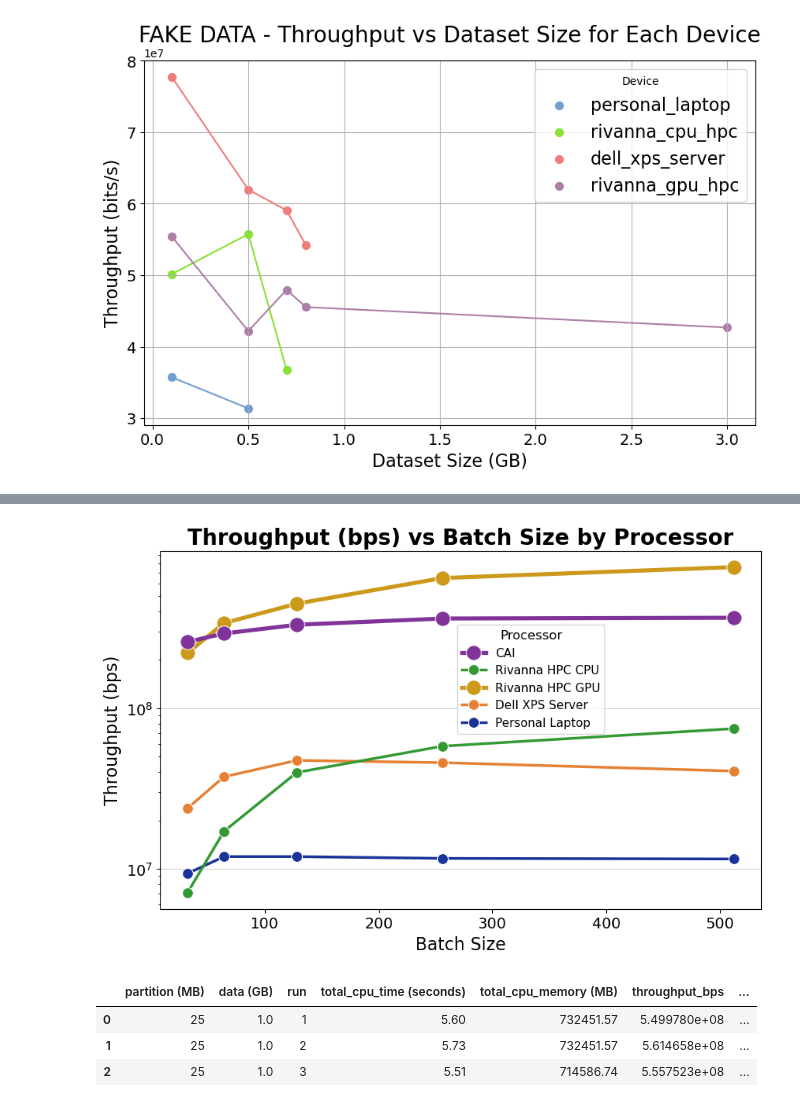
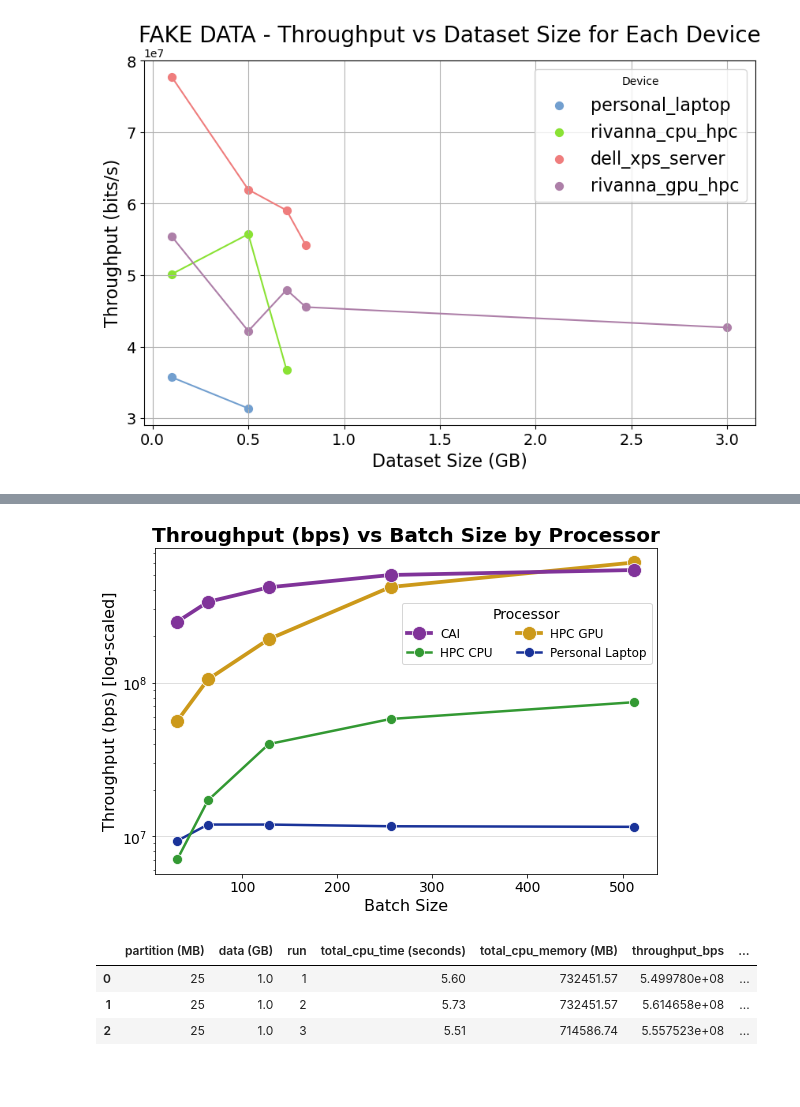
Before and after one commit to mstaylor/AI-for-Astronomy, a Jupyter notebook: code/Anomaly Detection/Plots/CosmicAIPlots.ipynb, the cells around one changed output, grey strips where cells are left out. Cells and saved outputs as stored; diff of their text form; code cells hidden in the pictures; blank space fills up the shorter version.

```diff
--- a/code/Anomaly Detection/Plots/CosmicAIPlots.ipynb
+++ b/code/Anomaly Detection/Plots/CosmicAIPlots.ipynb
@@ -335,19 +343,20 @@ import matplotlib.pyplot as plt
 import numpy as np
 
 # Load data
-data = pd.read_csv("11_17_2024_FinalBatchVaryResults.csv")
+data = pd.read_csv("Cloud for CosmicAI(CURRENT - vary batch size).csv")
+data = data[(data['average throughput']>0)&(data['Processor']!="Dell XPS Server")]
 
 # Custom color palette for the processors
 custom_palette = {
     "Personal Laptop": (0.1, 0.2, 0.6),   # Muted blue in RGB (normalized to 0-1 range)
-    "Dell XPS Server": (0.9, 0.5, 0.2),   # Muted orange in RGB
+    # "Dell XPS Server": (0.9, 0.5, 0.2),   # Muted orange in RGB
     "Rivanna HPC GPU": (0.8, 0.6, 0.1),   # Muted gold in RGB
     "Rivanna HPC CPU": (0.2, 0.6, 0.2),   # Muted green in RGB
     "CAI": (0.5, 0.2, 0.6)               # Muted purple in RGB
 }
 
 # Create the plot
-plt.figure(figsize=(10, 6))
+plt.figure(figsize=(9, 6))
 
 # Loop over each processor to adjust marker size, line width, and color
 for processor in data['Processor'].unique():
@@ -364,68 +373,58 @@ for processor in data['Processor'].unique():
         marker_style = "o"  # Square marker for others
 
     # Plot the line with custom color and properties
-    sns.lineplot(
+    ax = sns.lineplot(
         data=processor_data,
-        x='Batch Size',
-        y='Throughput (bps)',
+        x='batch size',
+        y='average throughput',
         markers=True,
         dashes=False,
         markersize=marker_size,  # Adjust marker size
         linewidth=line_width,    # Adjust line width
         color=custom_palette[processor],  # Use custom color
         marker=marker_style,     # Explicitly set marker style
-        label=processor,         # Ensure proper label for annotation
+        label=processor.replace('Rivanna ', ''),         # Ensure proper label for annotation
         legend=False             # Disable automatic legend creation
     )
 
-# Set log scale for y-axis
-plt.yscale('log')
+    # Set log scale for y-axis
+    ax.set_yscale("log")
 
 # Adjust the font size for axis ticks
 plt.tick_params(axis='both', which='major', labelsize=14)
 plt.gca().yaxis.get_offset_text().set_fontsize(14)
 
 # Add labels and title
 plt.xlabel('Batch Size', fontsize=16)
-plt.ylabel('Throughput (bps)', fontsize=16)
+plt.ylabel('Throughput (bps) [log-scaled]', fontsize=16)
 plt.title('Throughput (bps) vs Batch Size by Processor', fontsize=20, fontweight='bold')
 
 # Force labels to align at Batch Size = 400
 target_x = 400
 handles, labels = plt.gca().get_legend_handles_labels()
 for line, label in zip(plt.gca().get_lines(), labels):
     x_data = line.get_xdata()
     y_data = line.get_ydata()
 
     # Interpolate y-value at target_x
     if target_x in x_data:
         y_at_target = y_data[np.where(x_data == target_x)[0][0]]
     else:
         y_at_target = np.interp(target_x, x_data, y_data)
 
-    # Position the annotation at the target x-value
-    #plt.annotate(label,
-                 #xy=(target_x, y_at_target),
-                 #xytext=(0, -10),  # Offset downward
-                 #textcoords='offset points',
-                 #fontsize=14,
-                 #color=line.get_color(),
-                 #weight='bold',
-                 #ha='center',  # Center horizontally
-                 #va='top')     # Align vertically below the line
-
-legend_location = (0.75, 0.81)  # Center horizontally below the plot
-legend_alignment = 'center'
 # Reverse the legend order if necessary
-plt.legend(handles=handles[::-1], labels=labels[::-1],
-           title='Processor', fontsize=11, title_fontsize=12,
-           bbox_to_anchor=legend_location, alignment=legend_alignment)
+plt.legend(
+    handles=handles[::-1], labels=labels[::-1],
+    title='Processor', fontsize=12, title_fontsize=14,
+    bbox_to_anchor=(0.48, 0.85),
+    ncols=2,
+    alignment='center')
 
 # Add horizontal grid lines only
 plt.grid(axis='y', color='gray', linewidth=0.5, alpha=0.5)
 
 # Save the figure
-plt.savefig("batchsize_throughput.png")
+plt.savefig("batchsize_throughput_log_scaled.jpg", dpi=200)
 # %% [output]
-[figure, old version]
+[figure, new version]
 # %%
```
Also changed, not shown: parts of 4 cells of this notebook, 14 other files.
